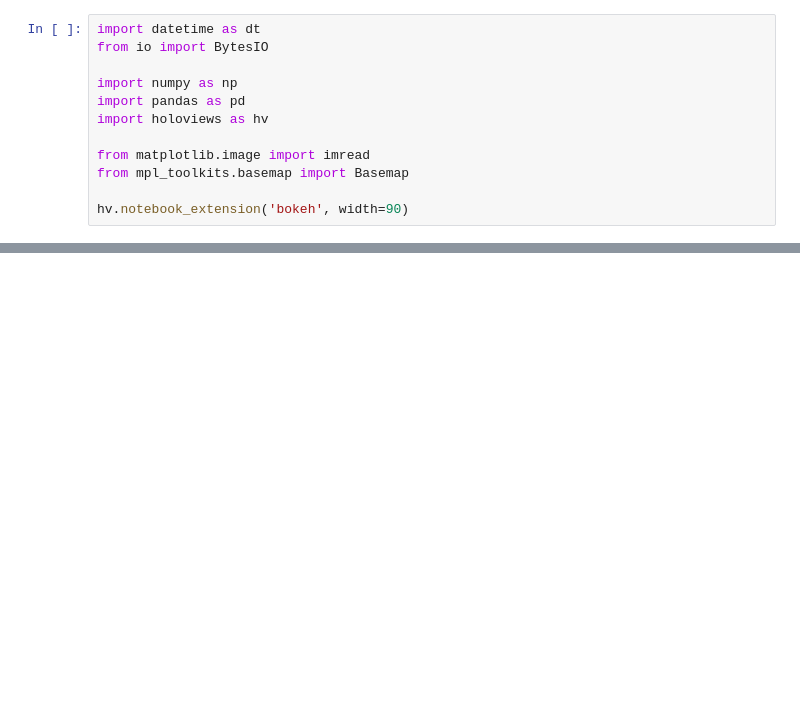
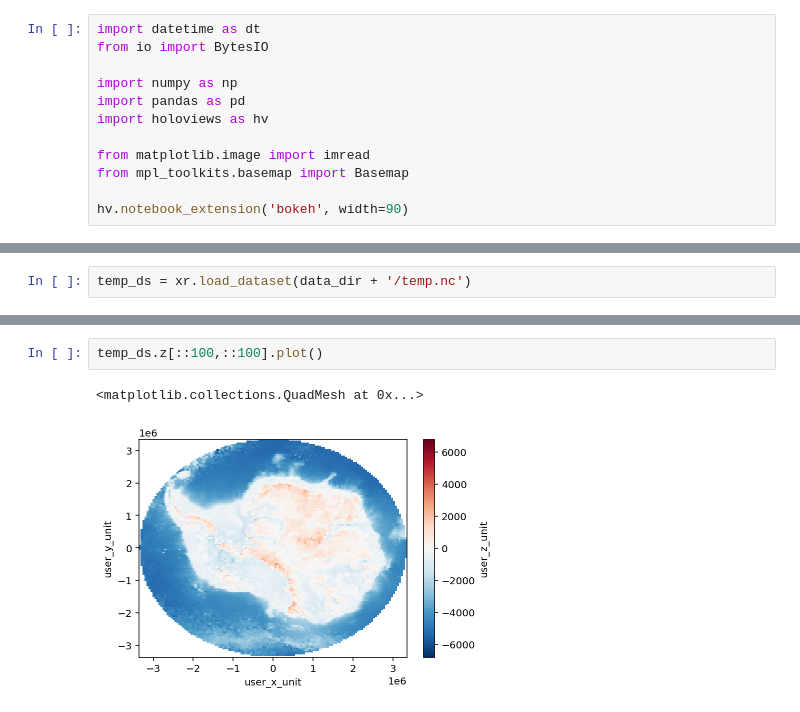
Before and after one commit to daxsoule/bravoseis, a Jupyter notebook: notebooks/hydroacoustic_plots-1312022.ipynb, the cells around one changed output, grey strips where cells are left out. Drawn from its saved outputs; the diff is of its cells as text; blank space fills up the shorter version.

```diff
--- a/notebooks/hydroacoustic_plots-1312022.ipynb
+++ b/notebooks/hydroacoustic_plots-1312022.ipynb
@@ -350,0 +329,2 @@ bathy_ds.z.plot()
+# %%
+temp_ds = xr.load_dataset(data_dir + '/temp.nc')
@@ -350,0 +347,5 @@ bathy_ds.z.plot()
+# %%
+temp_ds.z[::100,::100].plot()
+# %% [output]
+<matplotlib.collections.QuadMesh at 0x...>
+[figure, added]
```
Also changed, not shown: parts of 10 cells of this notebook, 3 other files.
